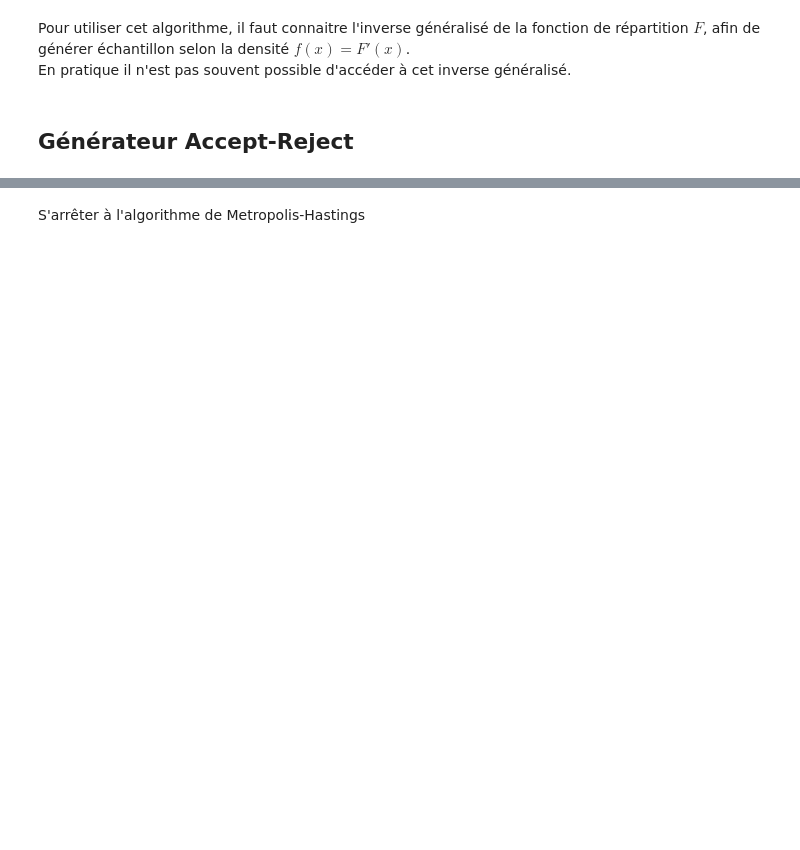
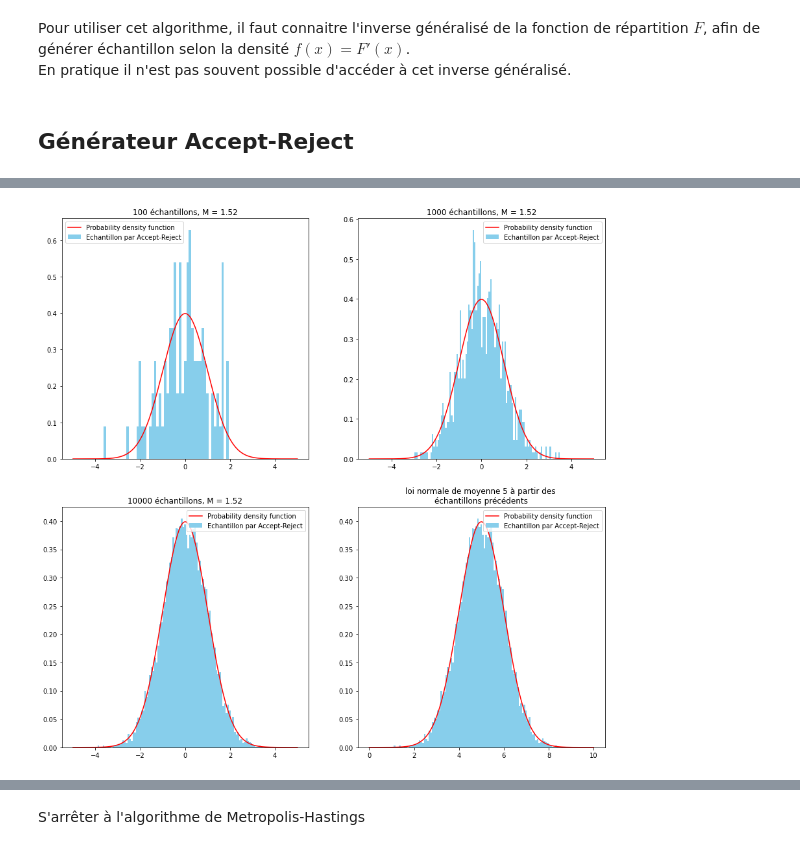
Before and after one commit to LoanSarazin/sdia-estimation, a Jupyter notebook: TP3/TP3_SARAZIN.ipynb, the cells around one changed output, grey strips where cells are left out. Drawn from its saved outputs; the diff is of its cells as text; code cells hidden in the pictures; blank space fills up the shorter version.

```diff
--- a/TP3/TP3_SARAZIN.ipynb
+++ b/TP3/TP3_SARAZIN.ipynb
@@ -105,0 +120,34 @@ plt.show()
+# %%
+t = np.linspace(-5, 5, 1000)
+z = ss.norm.pdf(t, loc=0, scale=1)
+
+fig = plt.figure(figsize=(15, 15))
+ax1 = fig.add_subplot(221)
+ax1.hist(X100, bins=50, color="skyblue", density=True, label='Echantillon par Accept-Reject')
+ax1.plot(t, z, color='r', label='Probability density function')
+ax1.legend()
+ax1.set_title(f"100 échantillons, M = {M:.2f}")
+
+ax2 = fig.add_subplot(222)
+ax2.hist(X1000, bins=100, density=True, color="skyblue", label='Echantillon par Accept-Reject')
+ax2.plot(t, z, color='r', label='Probability density function')
+ax2.legend()
+ax2.set_title(f"1000 échantillons, M = {M:.2f}")
+
+ax3 = fig.add_subplot(223)
+ax3.hist(X10000, bins=100, density=True, color="skyblue", label='Echantillon par Accept-Reject')
+ax3.plot(t, z, color='r', label='Probability density function')
+ax3.legend()
+ax3.set_title(f"10000 échantillons, M = {M:.2f}")
+
+t = t + 5
+z = ss.norm.pdf(t, loc=5, scale=1)
+
+ax4 = fig.add_subplot(224)
+ax4.hist(X10000 + 5, bins=100, color="skyblue", density=True, label='Echantillon par Accept-Reject')
+ax4.plot(t, z, color='r', label='Probability density function')
+ax4.legend()
+ax4.set_title(f"loi normale de moyenne 5 à partir des \néchantillons précédents")
+plt.show()
+# %% [output]
+[figure, added]
```
Also changed, not shown: parts of 17 cells of this notebook.
